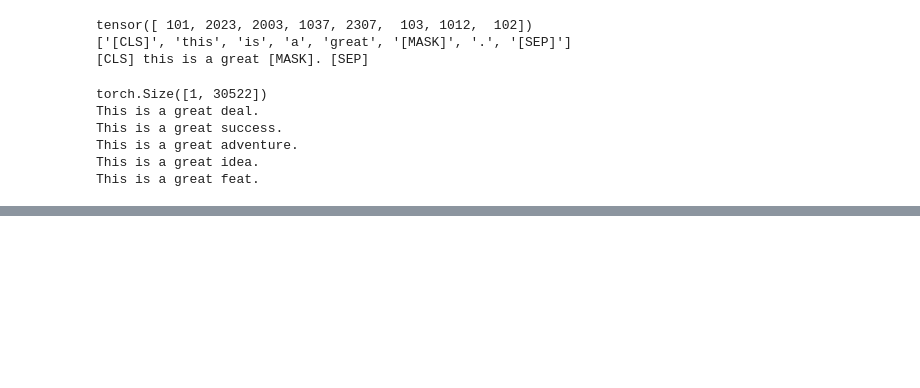
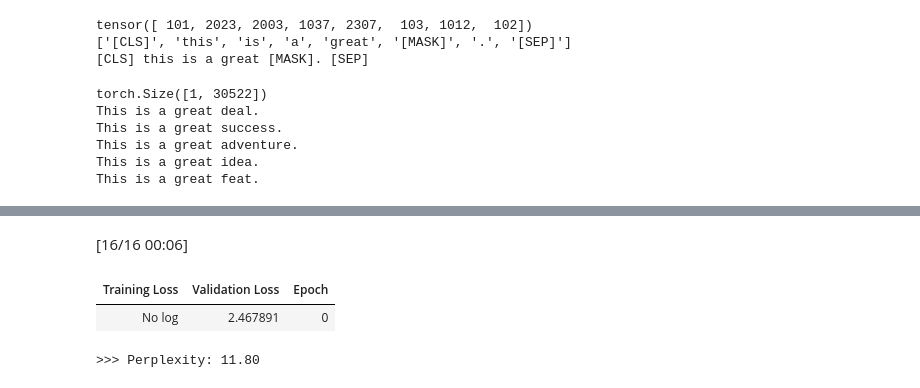
Before and after one commit to KhaledAlnobani/huggingface-course-notebooks, a Jupyter notebook: Fine-tuning a masked language model/main.ipynb, the cells around one changed output, grey strips where cells are left out. Saved outputs shown, nothing was run; the diff lists cells and outputs as text; code cells hidden in the pictures; blank space fills up the shorter version.

```diff
--- a/Fine-tuning a masked language model/main.ipynb
+++ b/Fine-tuning a masked language model/main.ipynb
@@ -59,0 +92,2 @@ print(dataset["train"].shape)
+# %%
+chunk_size = 128
@@ -59,0 +290,10 @@ print(dataset["train"].shape)
+# %%
+import math
+
+eval_results = trainer.evaluate()
+print(f">>> Perplexity: {math.exp(eval_results['eval_loss']):.2f}")
+# %% [output]
+[16/16 00:06]
+| Training Loss | Validation Loss | Epoch |
+| No log | 2.467891 | 0 |
+>>> Perplexity: 11.80
```
Also changed, not shown: parts of 37 cells of this notebook.
